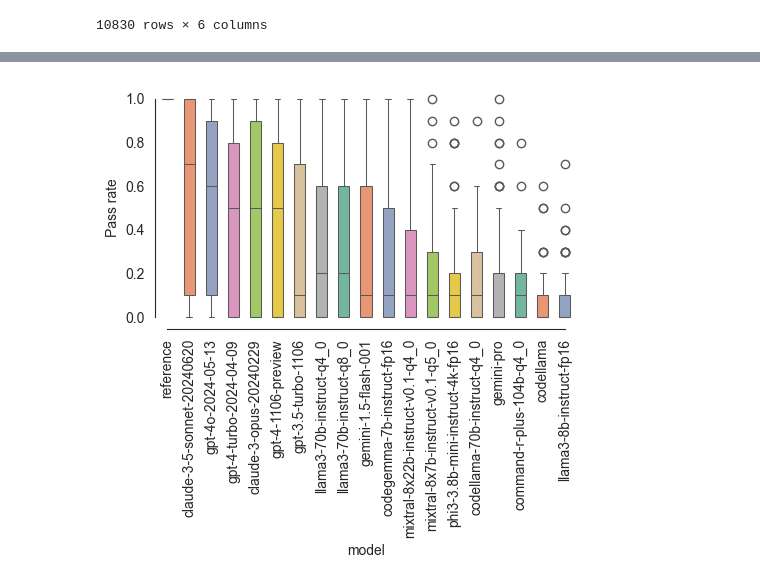
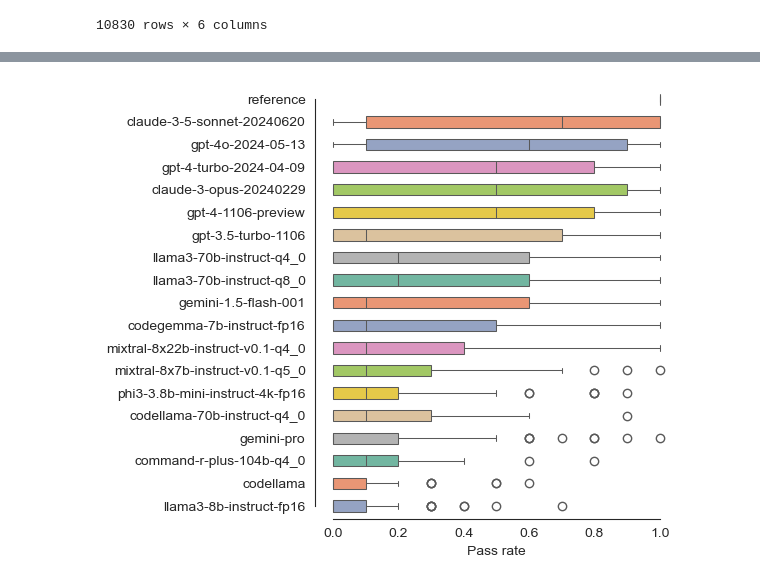
Before and after one commit to haesleinhuepf/human-eval-bia, a Jupyter notebook: demo/summarize_by_case.ipynb, the cells around one changed output, grey strips where cells are left out. Drawn from its saved outputs; the diff is of its cells as text; code cells hidden in the pictures.

```diff
--- a/demo/summarize_by_case.ipynb
+++ b/demo/summarize_by_case.ipynb
@@ -129,36 +130,30 @@ pivot_df.describe()
 | 50% | 0.700000 | 0.500000 | 0.100000 | 0.000000 | 0.100000 | ... |
 | 75% | 1.000000 | 0.900000 | 0.500000 | 0.100000 | 0.300000 | ... |
 | max | 1.000000 | 1.000000 | 1.000000 | 0.600000 | 0.900000 | ... |
-# %%
-# Assuming pivot_df has 'task_id' as a non-numerical column and the rest are numerical and need to be plotted
-numerical_data = pivot_df.drop(columns=['task_id'])
-
-# Calculate the mean of each column and sort these means in descending order
-mean_values = numerical_data.mean().sort_values(ascending=False)
-
-# Reorder columns in numerical_data based on sorted mean values
-ordered_numerical_data = numerical_data[mean_values.index]
-
-# Plotting the boxplot with reordered columns
-plt.figure(figsize=(5, 5))
-#boxplot = plt.boxplot(ordered_numerical_data, patch_artist=True, labels=ordered_numerical_data.columns)
-
-boxplot = sns.boxplot(ordered_numerical_data, palette= "Set2", width=0.5, linewidth=0.75)
-sns.despine(offset=1, trim=True);
-# Adding colors
-# colors = ['lightblue'] * len(ordered_numerical_data.columns)
-#for patch, color in zip(boxplot['boxes'], colors):
-#    patch.set_facecolor(color)
-
-# plt.title('Pass rate for generated BIA Python code')
-plt.xticks(rotation=90)  # Rotate labels to avoid overlap
-plt.ylabel('Pass rate')  # Optionally adjust the label to suit the data context
-plt.tight_layout()  # Adjust layout to make room for the rotated x-axis labels
-
-plt.savefig("../docs/paper/pass_rate_llms.png")
-plt.show()
-# %% [output]
-[figure, removed]
+# %%
+# Assuming pivot_df has 'task_id' as a non-numerical column and the rest are numerical and need to be plotted
+numerical_data = pivot_df.drop(columns=['task_id'])
+
+# Calculate the mean of each column and sort these means in descending order
+mean_values = numerical_data.mean().sort_values(ascending=False)
+
+# Reorder columns in numerical_data based on sorted mean values
+ordered_numerical_data = numerical_data[mean_values.index]
+
+# Plotting the boxplot with reordered columns and flipping the axes
+plt.figure(figsize=(6, 5))
+boxplot = sns.boxplot(data=ordered_numerical_data, palette= "Set2", width=0.5, linewidth=0.75, orient='h')
+sns.despine(offset=1, trim=True)
+
+plt.yticks(rotation=0)  # Rotate y-axis labels if needed
+plt.xlabel('Pass rate')  # Flip label to x-axis
+plt.gca().set_ylabel('')  # Remove y-axis label
+plt.tight_layout()  # Adjust layout to make room for the y-axis labels
+
+plt.savefig("../docs/paper/pass_rate_llms.png", dpi=700)
+plt.show()
+# %% [output]
+[figure, added]
 # %%
 with open("model_order.txt", 'w') as f:
     for item in ordered_numerical_data.columns:
```
Also changed, not shown: parts of 1 cell of this notebook, 6 other files.
